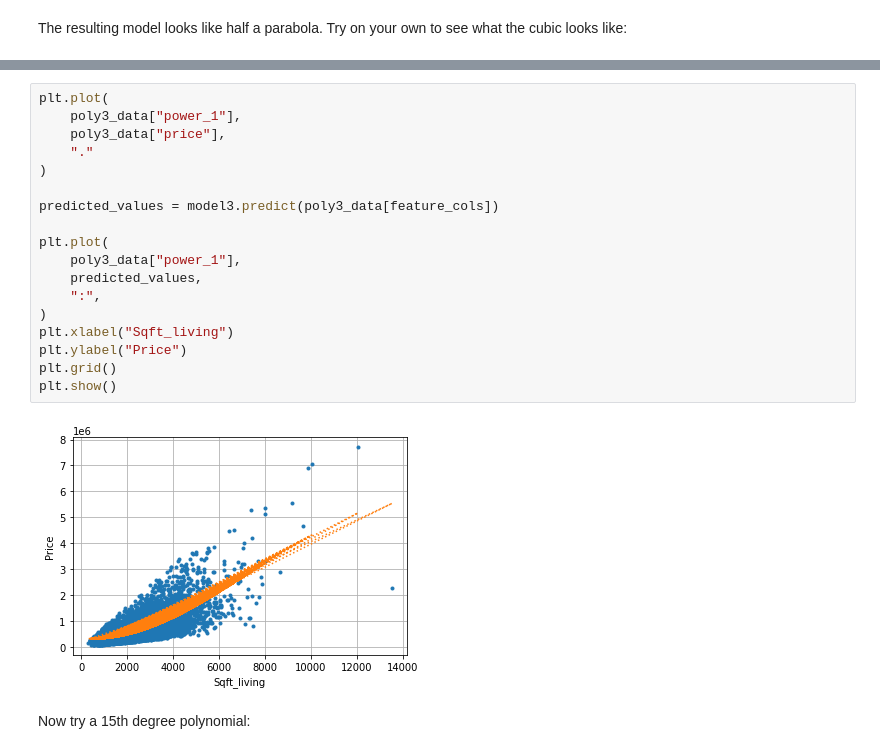
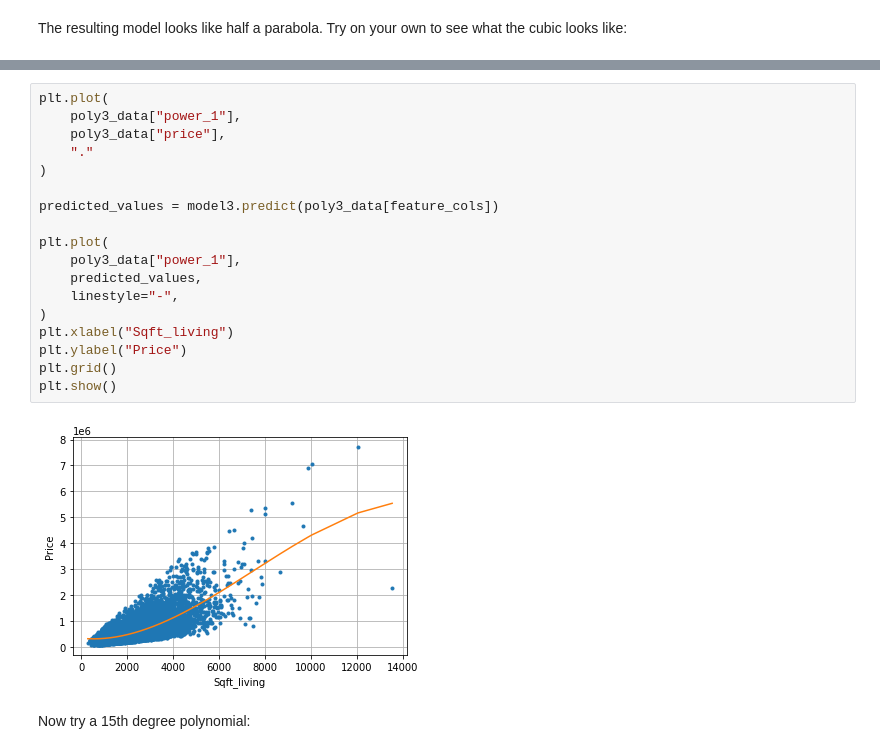
Before and after one commit to GreatBahram/washington-machine-learning-specialization, a Jupyter notebook: 02-Regression/week03/REG03-NB01.ipynb, the cells around one changed output, grey strips where cells are left out. Cells and saved outputs as stored; diff of their text form.

```diff
--- a/02-Regression/week03/REG03-NB01.ipynb
+++ b/02-Regression/week03/REG03-NB01.ipynb
@@ -263,23 +246,23 @@ plt.show()
 # %%
 plt.plot(
     poly3_data["power_1"],
     poly3_data["price"],
     "."
 )
 
 predicted_values = model3.predict(poly3_data[feature_cols])
 
 plt.plot(
     poly3_data["power_1"],
     predicted_values,
-    ":",
+    linestyle="-",
 )
 plt.xlabel("Sqft_living")
 plt.ylabel("Price")
 plt.grid()
 plt.show()
 # %% [output]
-[figure, old version]
+[figure, new version]
 # %% [markdown]
 Now try a 15th degree polynomial:
 # %%
```
Also changed, not shown: parts of 26 cells of this notebook.
